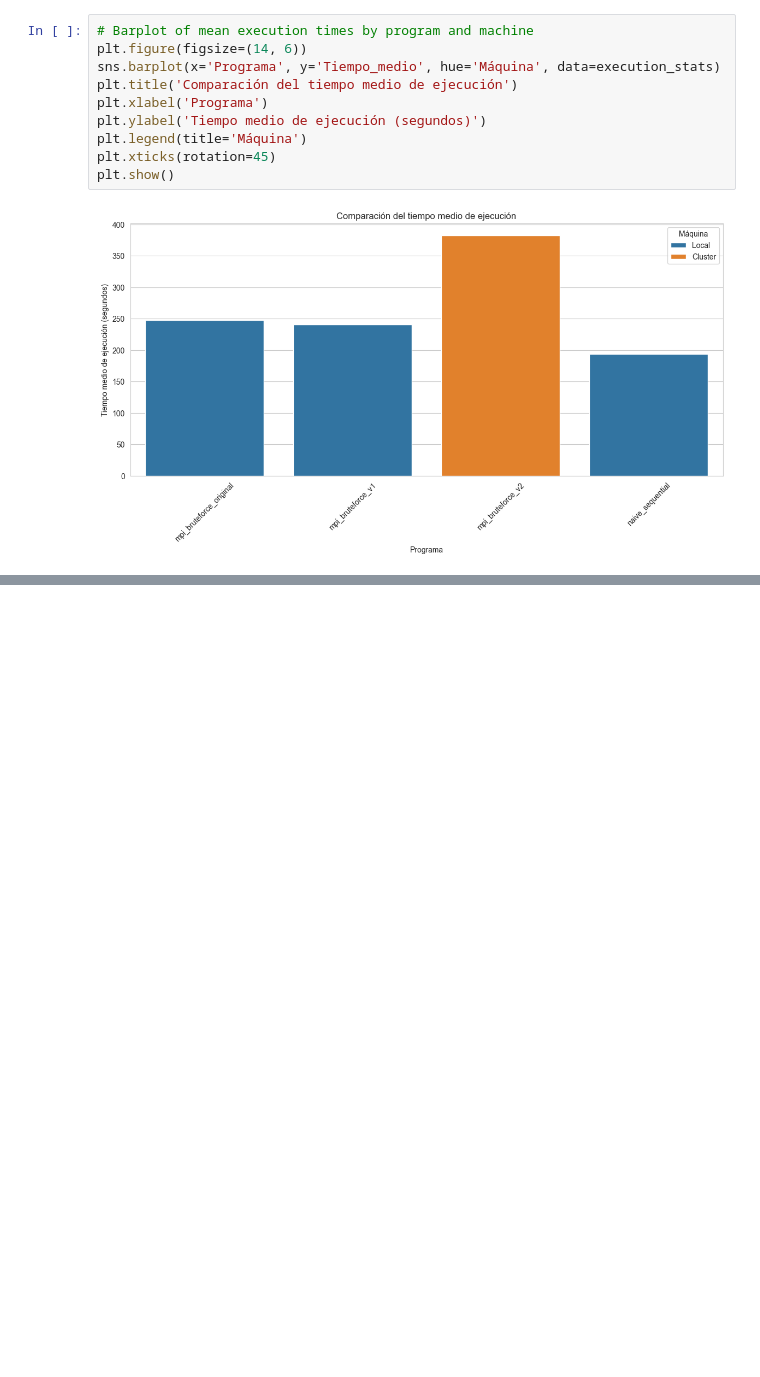
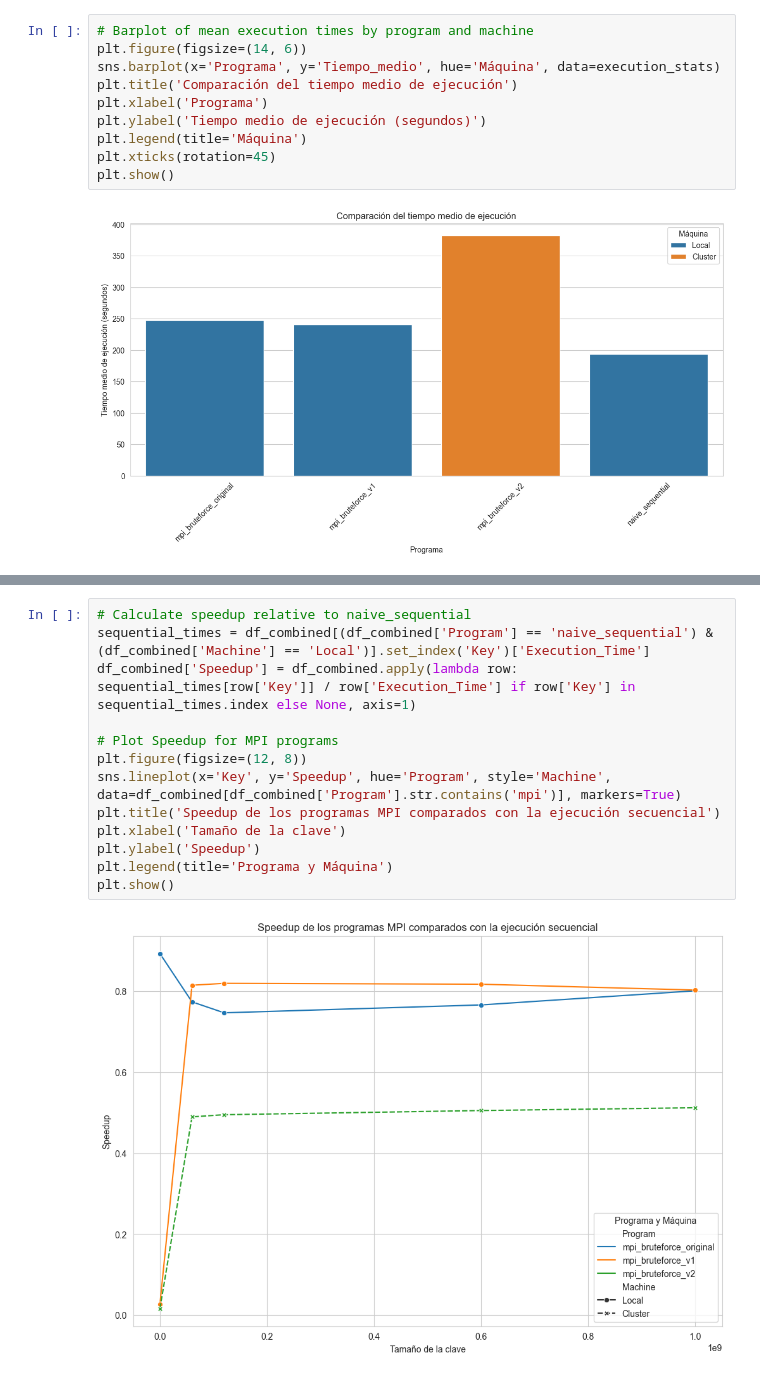
Before and after one commit to UVG-Works-Hub/mpi-bruteforce-keysearch, a Jupyter notebook: analysis.ipynb, the cells around one changed output, grey strips where cells are left out. Cells and saved outputs as stored; diff of their text form; blank space fills up the shorter version.

Commit message:
feat(analysis): scalability and speedup analysis

```diff
--- a/analysis.ipynb
+++ b/analysis.ipynb
@@ -110,0 +122,15 @@ plt.show()
+# %%
+# Calculate speedup relative to naive_sequential
+sequential_times = df_combined[(df_combined['Program'] == 'naive_sequential') & (df_combined['Machine'] == 'Local')].set_index('Key')['Execution_Time']
+df_combined['Speedup'] = df_combined.apply(lambda row: sequential_times[row['Key']] / row['Execution_Time'] if row['Key'] in sequential_times.index else None, axis=1)
+
+# Plot Speedup for MPI programs
+plt.figure(figsize=(12, 8))
+sns.lineplot(x='Key', y='Speedup', hue='Program', style='Machine', data=df_combined[df_combined['Program'].str.contains('mpi')], markers=True)
+plt.title('Speedup de los programas MPI comparados con la ejecución secuencial')
+plt.xlabel('Tamaño de la clave')
+plt.ylabel('Speedup')
+plt.legend(title='Programa y Máquina')
+plt.show()
+# %% [output]
+[figure, added]
```
Also changed, not shown: parts of 2 cells of this notebook.
